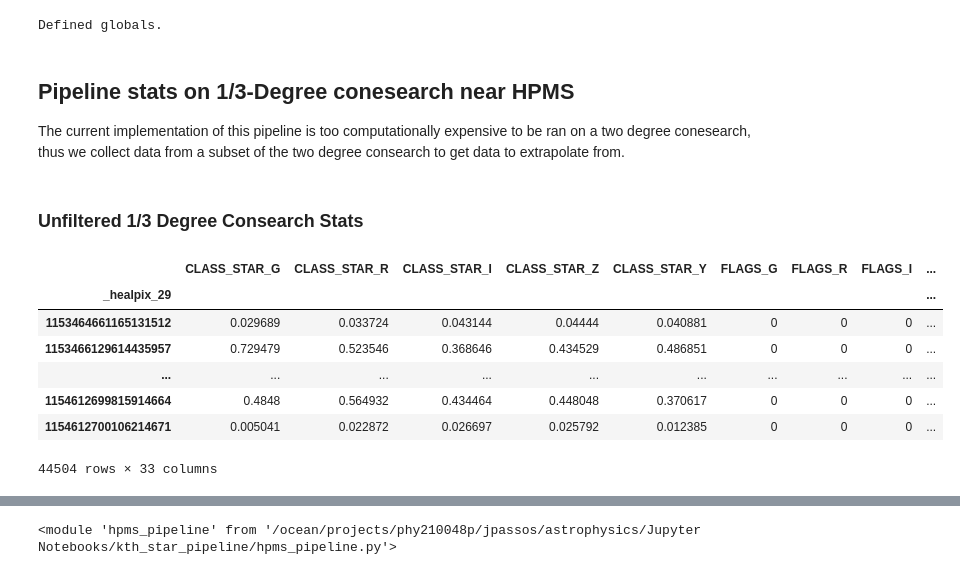
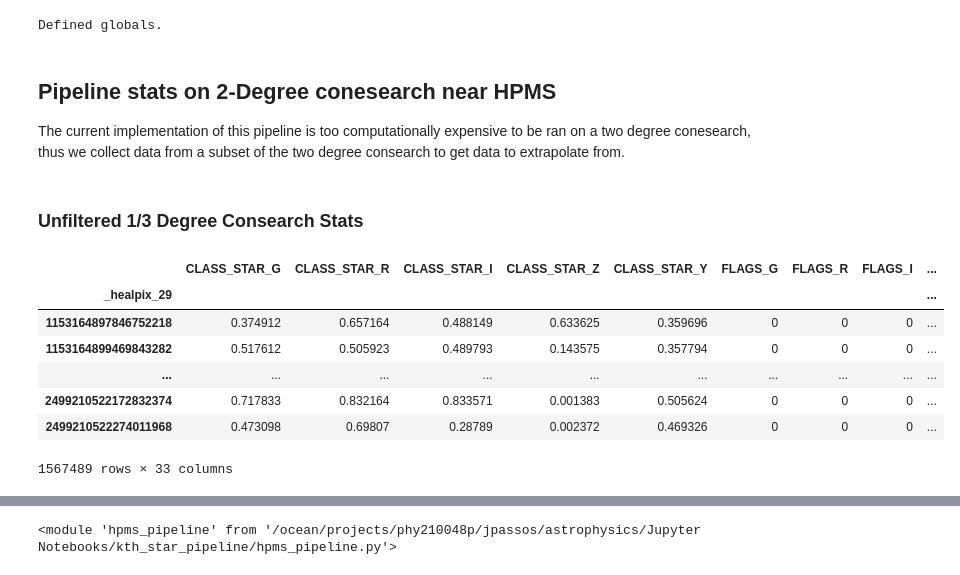
Before and after one commit to JoaoDPassos/brown-dwarf-search, a Jupyter notebook: Jupyter Notebooks/kth_star_pipeline/pipeline_stats.ipynb, the cells around one changed output, grey strips where cells are left out. Drawn from its saved outputs; the diff is of its cells as text; code cells hidden in the pictures.

```diff
--- a/Jupyter Notebooks/kth_star_pipeline/pipeline_stats.ipynb
+++ b/Jupyter Notebooks/kth_star_pipeline/pipeline_stats.ipynb
@@ -67,7 +67,7 @@ print("Defined globals.")
 # %% [output]
 Defined globals.
 # %% [markdown]
-## Pipeline stats on 1/3-Degree conesearch near HPMS
+## Pipeline stats on 2-Degree conesearch near HPMS
 
 The current implementation of this pipeline is too computationally expensive to be ran on a two degree conesearch, thus we collect data from a subset of the two degree consearch to get data to extrapolate from.
 # %%
@@ -81,18 +81,17 @@ two_deg_catalog = lsdb.read_hats(CATALOG_DIR, margin_cache=CATALOG_MC_DIR)
 # %% [markdown]
 ### Unfiltered 1/3 Degree Consearch Stats
 # %%
-subset=two_deg_catalog.cone_search(ra=1.383284152,dec=-37.36774403, radius_arcsec=1200)
-computed_subset=subset.compute()
-computed_subset
+two_deg_catalog_computed = two_deg_catalog.compute()
+two_deg_catalog_computed
 # %% [output]
 |  | CLASS_STAR_G | CLASS_STAR_R | CLASS_STAR_I | CLASS_STAR_Z | CLASS_STAR_Y | FLAGS_G | FLAGS_R | FLAGS_I | ... |
 | _healpix_29 |  |  |  |  |  |  |  |  | ... |
-| 1153464661165131512 | 0.029689 | 0.033724 | 0.043144 | 0.04444 | 0.040881 | 0 | 0 | 0 | ... |
-| 1153466129614435957 | 0.729479 | 0.523546 | 0.368646 | 0.434529 | 0.486851 | 0 | 0 | 0 | ... |
+| 1153164897846752218 | 0.374912 | 0.657164 | 0.488149 | 0.633625 | 0.359696 | 0 | 0 | 0 | ... |
+| 1153164899469843282 | 0.517612 | 0.505923 | 0.489793 | 0.143575 | 0.357794 | 0 | 0 | 0 | ... |
 | ... | ... | ... | ... | ... | ... | ... | ... | ... | ... |
-| 1154612699815914664 | 0.4848 | 0.564932 | 0.434464 | 0.448048 | 0.370617 | 0 | 0 | 0 | ... |
-| 1154612700106214671 | 0.005041 | 0.022872 | 0.026697 | 0.025792 | 0.012385 | 0 | 0 | 0 | ... |
+| 2499210522172832374 | 0.717833 | 0.832164 | 0.833571 | 0.001383 | 0.505624 | 0 | 0 | 0 | ... |
+| 2499210522274011968 | 0.473098 | 0.69807 | 0.28789 | 0.002372 | 0.469326 | 0 | 0 | 0 | ... |
-44504 rows × 33 columns
+1567489 rows × 33 columns
 # %%
 missed_val = -99.0
 
```
Also changed, not shown: parts of 6 cells of this notebook, 7 other files.
